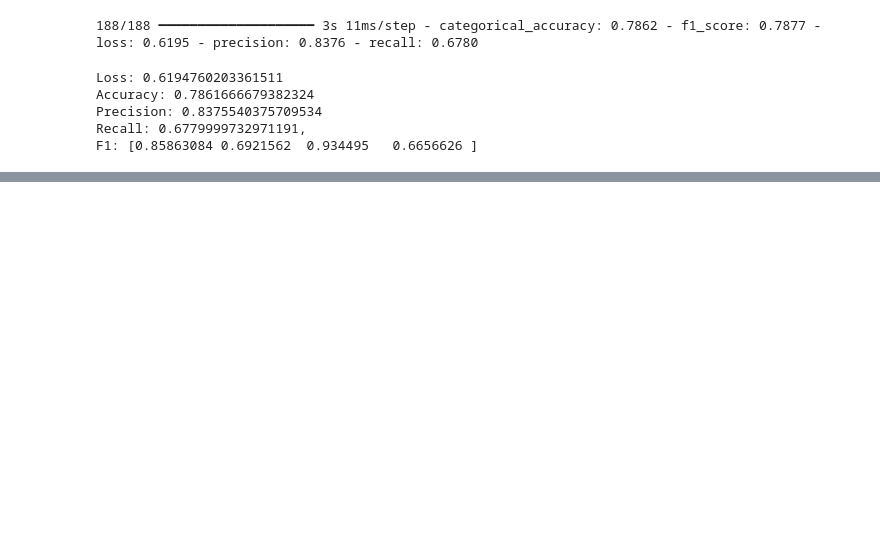
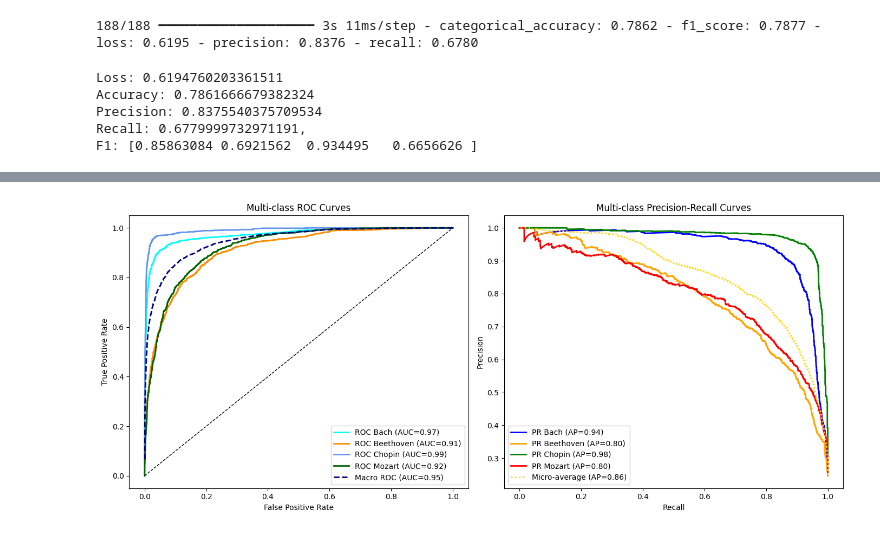
Before and after one commit to PSswathi/music-genre-and-composer-classification, a Jupyter notebook: notebooks/cnn_piano_roll.ipynb, the cells around one changed output, grey strips where cells are left out. Drawn from its saved outputs; the diff is of its cells as text; code cells hidden in the pictures; blank space fills up the shorter version.

```diff
--- a/notebooks/cnn_piano_roll.ipynb
+++ b/notebooks/cnn_piano_roll.ipynb
@@ -355,0 +424,62 @@ F1: [0.85863084 0.6921562  0.934495   0.6656626 ]
+# %%
+# Compute ROC for each class
+fpr = dict()
+tpr = dict()
+roc_auc = dict()
+for i in range(n_classes):
+    fpr[i], tpr[i], _ = roc_curve(y_test[:, i], y_prob[:, i])
+    roc_auc[i] = auc(fpr[i], tpr[i])
+
+# Compute macro-average ROC
+all_fpr = np.unique(np.concatenate([fpr[i] for i in range(n_classes)]))
+mean_tpr = np.zeros_like(all_fpr)
+for i in range(n_classes):
+    mean_tpr += np.interp(all_fpr, fpr[i], tpr[i])
+mean_tpr /= n_classes
+fpr["macro"], tpr["macro"] = all_fpr, mean_tpr
+roc_auc["macro"] = auc(fpr["macro"], tpr["macro"])
+
+# Compute Precision-Recall for each class
+precision = dict()
+recall = dict()
+avg_precision = dict()
+for i in range(n_classes):
+    precision[i], recall[i], _ = precision_recall_curve(y_test[:, i], y_prob[:, i])
+    avg_precision[i] = average_precision_score(y_test[:, i], y_prob[:, i])
+
+# Compute micro-average Precision-Recall
+precision["micro"], recall["micro"], _ = precision_recall_curve(y_test.ravel(), y_prob.ravel())
+avg_precision["micro"] = average_precision_score(y_test, y_prob, average="micro")
+
+# Create subplots
+fig, (ax1, ax2) = plt.subplots(1, 2, figsize=(14, 6))
+
+# Plot ROC curves
+colors = cycle(['aqua', 'darkorange', 'cornflowerblue', 'darkgreen'])
+for i, color in zip(range(n_classes), colors):
+    ax1.plot(fpr[i], tpr[i], color=color, lw=2,
+              label=f'ROC {classes[i]} (AUC={roc_auc[i]:0.2f})')
+ax1.plot(fpr["macro"], tpr["macro"], color='navy', linestyle='--', lw=2,
+          label=f'Macro ROC (AUC={roc_auc["macro"]:0.2f})')
+ax1.plot([0, 1], [0, 1], 'k--', lw=1)
+ax1.set_xlabel('False Positive Rate')
+ax1.set_ylabel('True Positive Rate')
+ax1.set_title('Multi-class ROC Curves')
+ax1.legend(loc='lower right')
+
+# Plot Precision-Recall curves
+colors = cycle(['blue', 'orange', 'green', 'red'])
+for i, color in zip(range(n_classes), colors):
+    ax2.plot(recall[i], precision[i], color=color, lw=2,
+              label=f'PR {classes[i]} (AP={avg_precision[i]:0.2f})')
+ax2.plot(recall["micro"], precision["micro"], color='gold', linestyle=':',
+          label=f'Micro-average (AP={avg_precision["micro"]:0.2f})', lw=2)
+ax2.set_xlabel('Recall')
+ax2.set_ylabel('Precision')
+ax2.set_title('Multi-class Precision-Recall Curves')
+ax2.legend(loc='lower left')
+
+plt.tight_layout()
+plt.show()
+# %% [output]
+[figure, added]
```
Also changed, not shown: parts of 5 cells of this notebook.
